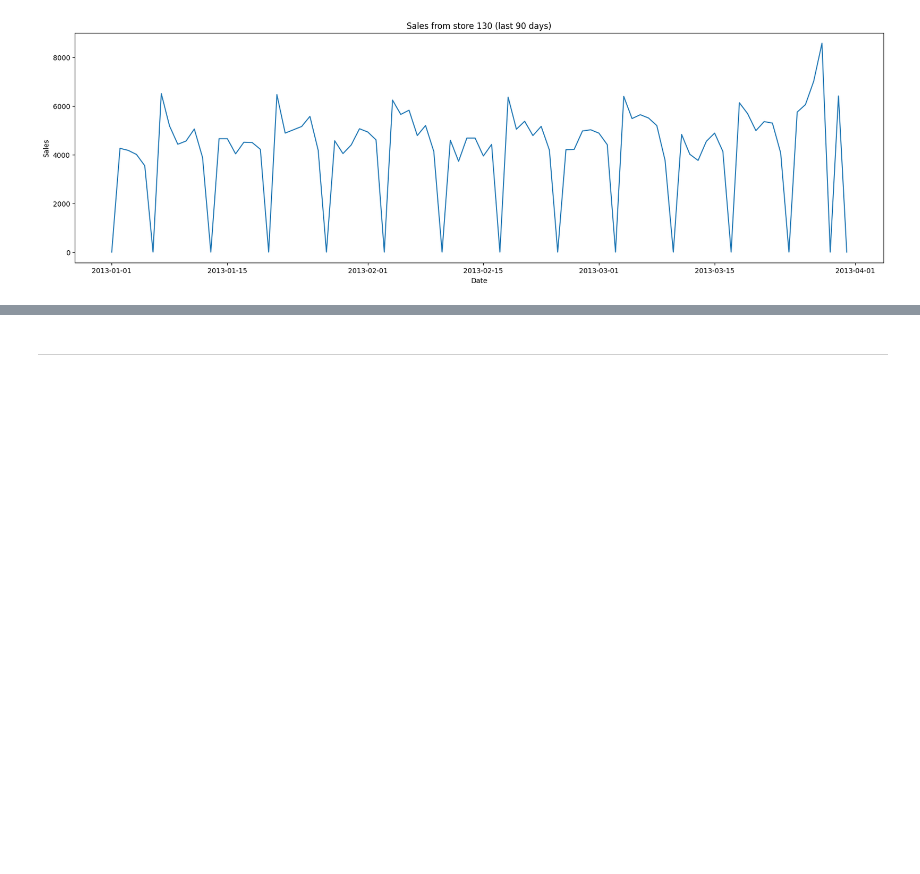
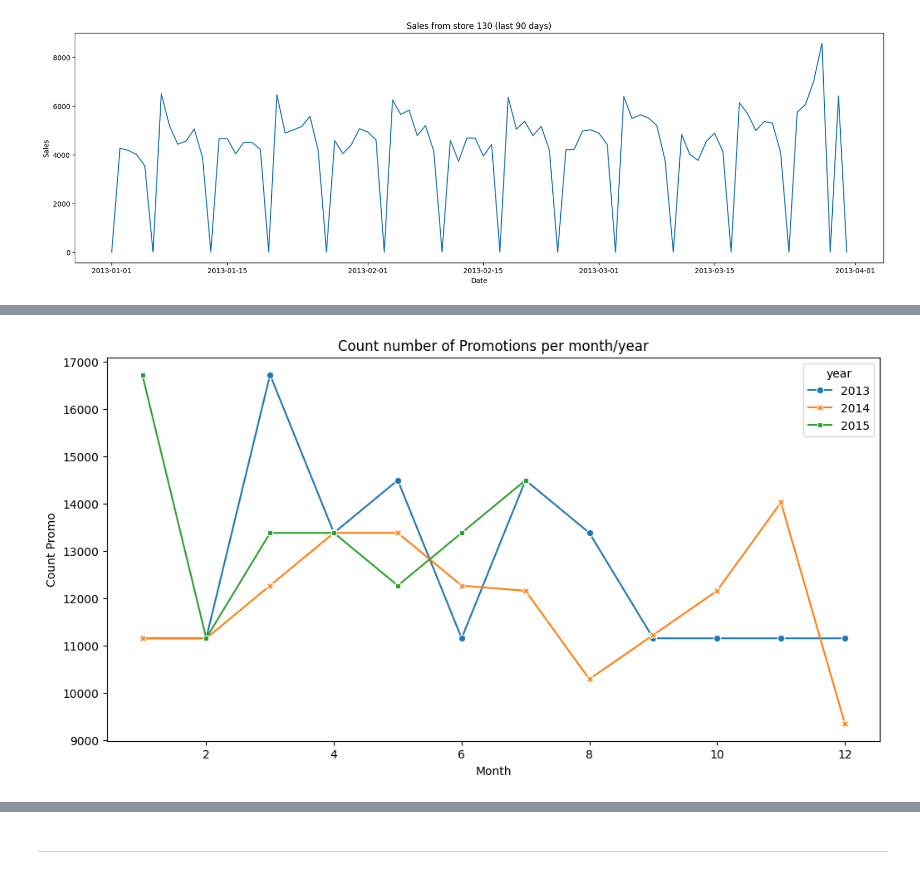
Before and after one commit to soutogustavo/rossmann-forecasting-benchmark, a Jupyter notebook: notebooks/TSA_rossman_EDA.ipynb, the cells around one changed output, grey strips where cells are left out. Drawn from its saved outputs; the diff is of its cells as text; code cells hidden in the pictures; blank space fills up the shorter version.

```diff
--- a/notebooks/TSA_rossman_EDA.ipynb
+++ b/notebooks/TSA_rossman_EDA.ipynb
@@ -244,0 +258,21 @@ ax.set(title="Count number of School Holidays per month/year",
+# %%
+# Check on the number of Promos by year/month
+
+count_promos = train[train["Promo"] == 1].groupby(["year","month"])["Promo"].count().to_frame("count_Promo")
+count_promos.reset_index(inplace=True)
+
+fig, ax = plt.subplots(figsize=(12,6))
+sns.lineplot(
+    data=count_promos,
+    x="month",
+    y="count_Promo",
+    hue="year",
+    palette="tab10",
+    style="year",
+    markers=True, dashes=False,
+    ax=ax
+)
+ax.set(title="Count number of Promotions per month/year",
+        xlabel="Month", ylabel="Count Promo");
+# %% [output]
+[figure, added]
```
Also changed, not shown: parts of 11 cells of this notebook.
